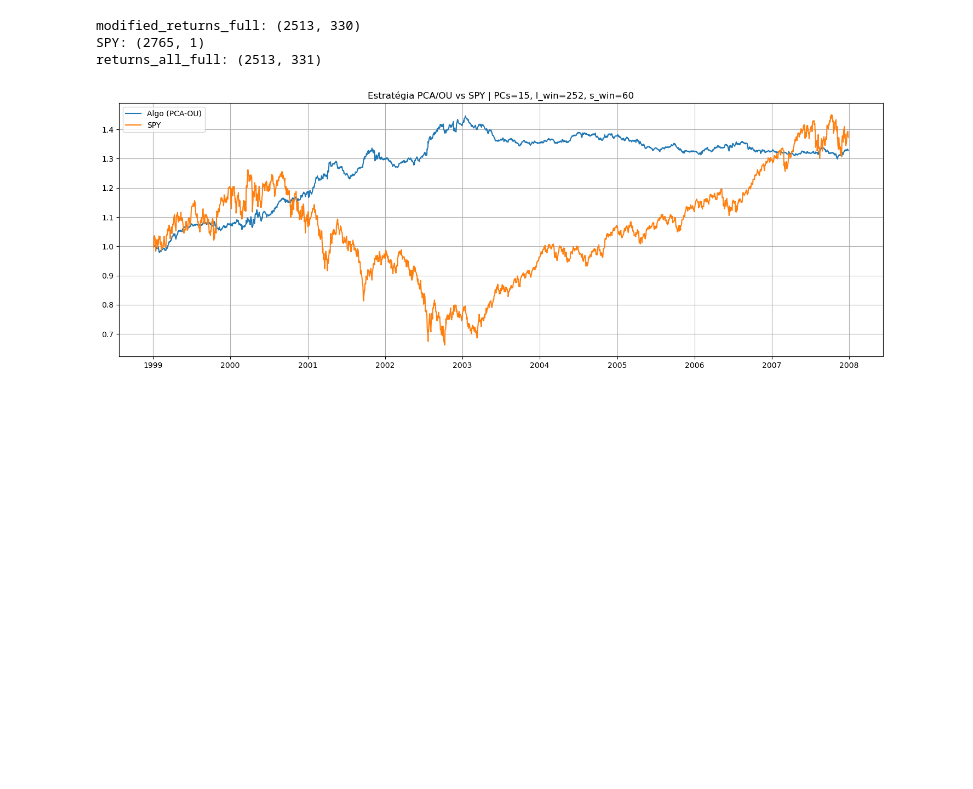
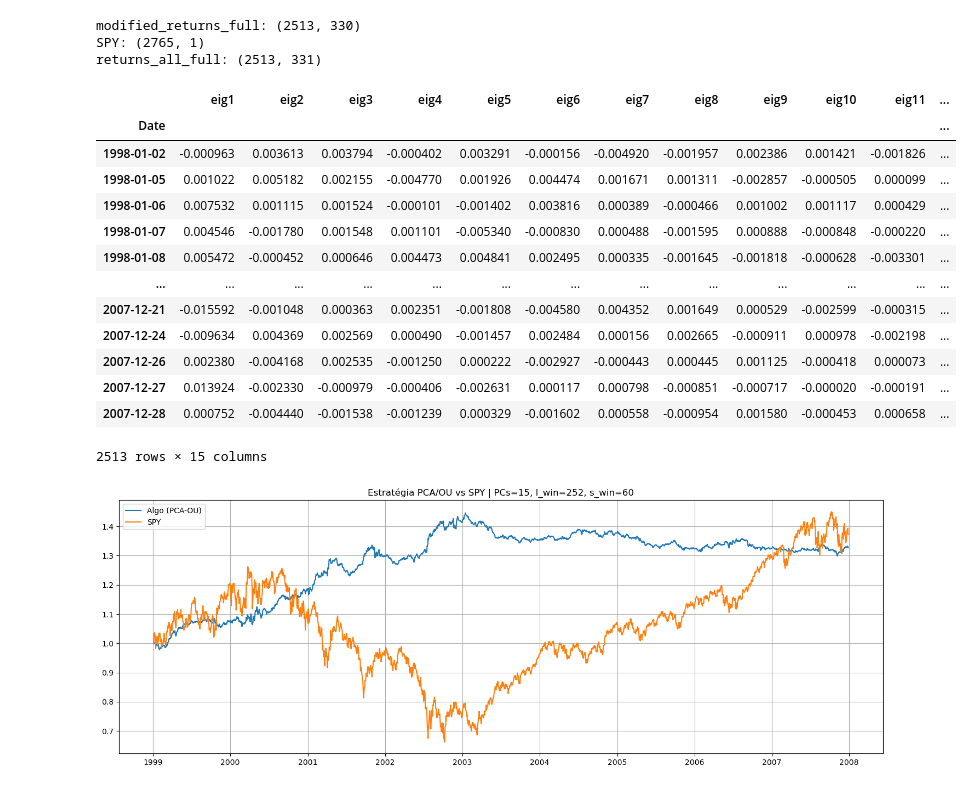
Before and after one commit to savio160502/Statistical-Arbitrage, a Jupyter notebook: Amostragem_estatistica2.ipynb, the cells around one changed output. Drawn from its saved outputs; the diff is of its cells as text; code cells hidden in the pictures; blank space fills up the shorter version.

```diff
--- a/Amostragem_estatistica2.ipynb
+++ b/Amostragem_estatistica2.ipynb
@@ -880,6 +878,23 @@ assert len(returns_all_full) > 0, "returns_all_full ficou vazio após o join"
 modified_returns_full: (2513, 330)
 SPY: (2765, 1)
 returns_all_full: (2513, 331)
+# %%
+F_full_roll
+# %% [output]
+|  | eig1 | eig2 | eig3 | eig4 | eig5 | eig6 | eig7 | eig8 | eig9 | eig10 | eig11 | ... |
+| Date |  |  |  |  |  |  |  |  |  |  |  | ... |
+| 1998-01-02 | -0.000963 | 0.003613 | 0.003794 | -0.000402 | 0.003291 | -0.000156 | -0.004920 | -0.001957 | 0.002386 | 0.001421 | -0.001826 | ... |
+| 1998-01-05 | 0.001022 | 0.005182 | 0.002155 | -0.004770 | 0.001926 | 0.004474 | 0.001671 | 0.001311 | -0.002857 | -0.000505 | 0.000099 | ... |
+| 1998-01-06 | 0.007532 | 0.001115 | 0.001524 | -0.000101 | -0.001402 | 0.003816 | 0.000389 | -0.000466 | 0.001002 | 0.001117 | 0.000429 | ... |
+| 1998-01-07 | 0.004546 | -0.001780 | 0.001548 | 0.001101 | -0.005340 | -0.000830 | 0.000488 | -0.001595 | 0.000888 | -0.000848 | -0.000220 | ... |
+| 1998-01-08 | 0.005472 | -0.000452 | 0.000646 | 0.004473 | 0.004841 | 0.002495 | 0.000335 | -0.001645 | -0.001818 | -0.000628 | -0.003301 | ... |
+| ... | ... | ... | ... | ... | ... | ... | ... | ... | ... | ... | ... | ... |
+| 2007-12-21 | -0.015592 | -0.001048 | 0.000363 | 0.002351 | -0.001808 | -0.004580 | 0.004352 | 0.001649 | 0.000529 | -0.002599 | -0.000315 | ... |
+| 2007-12-24 | -0.009634 | 0.004369 | 0.002569 | 0.000490 | -0.001457 | 0.002484 | 0.000156 | 0.002665 | -0.000911 | 0.000978 | -0.002198 | ... |
+| 2007-12-26 | 0.002380 | -0.004168 | 0.002535 | -0.001250 | 0.000222 | -0.002927 | -0.000443 | 0.000445 | 0.001125 | -0.000418 | 0.000073 | ... |
+| 2007-12-27 | 0.013924 | -0.002330 | -0.000979 | -0.000406 | -0.002631 | 0.000117 | 0.000798 | -0.000851 | -0.000717 | -0.000020 | -0.000191 | ... |
+| 2007-12-28 | 0.000752 | -0.004440 | -0.001538 | -0.001239 | 0.000329 | -0.001602 | 0.000558 | -0.000954 | 0.001580 | -0.000453 | 0.000658 | ... |
+2513 rows × 15 columns
 # %%
 # Roda o backtest
 cum_algo, s_scores = n_pca_portfolio_spy(
```
Also changed, not shown: parts of 6 cells of this notebook.
